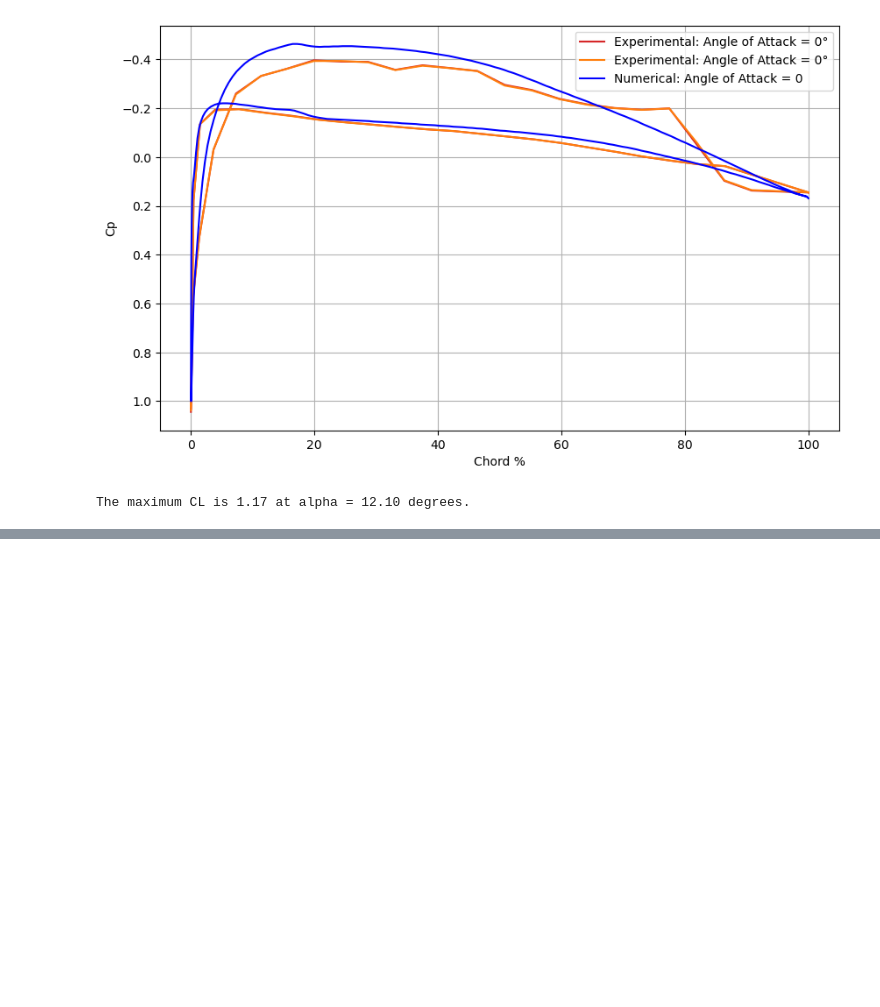
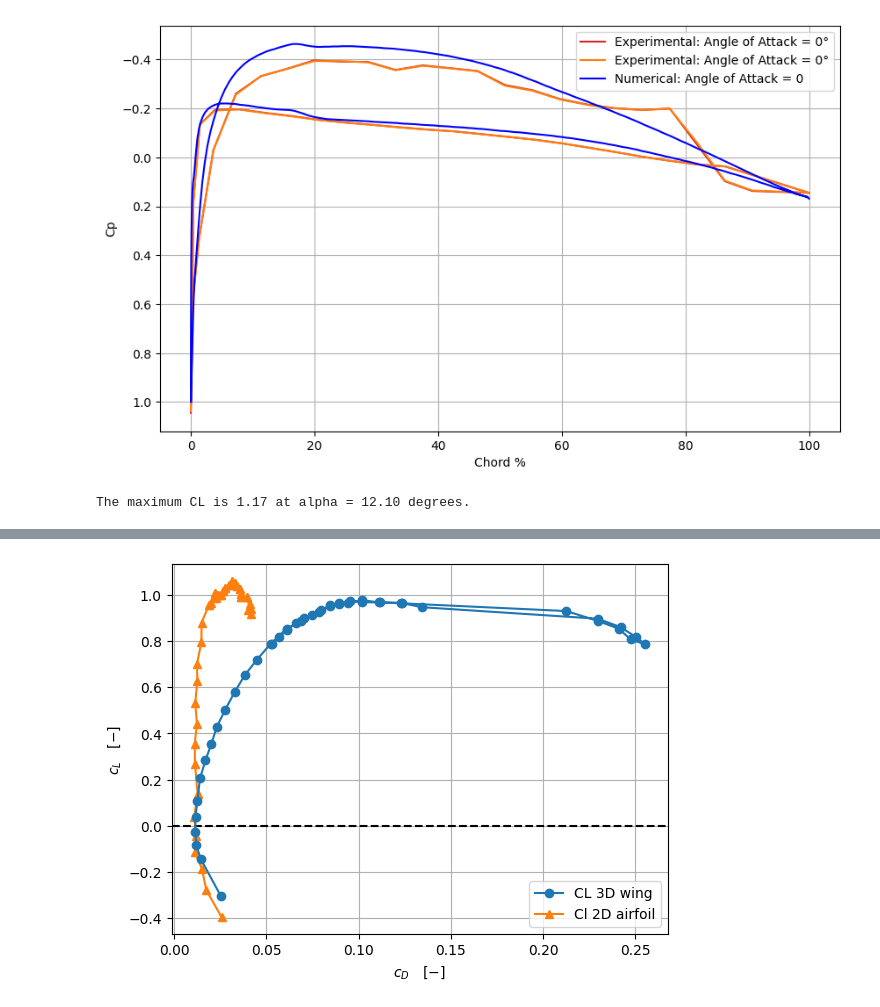
Before and after one commit to federicoangioni/LSWTT, a Jupyter notebook: processing.ipynb, the cells around one changed output, grey strips where cells are left out. Drawn from its saved outputs; the diff is of its cells as text; code cells hidden in the pictures; blank space fills up the shorter version.

```diff
--- a/processing.ipynb
+++ b/processing.ipynb
@@ -347,0 +386,18 @@ The maximum CL is 1.17 at alpha = 12.10 degrees.
+# %%
+plt.plot(wing_data['c_D'], wing_data['c_L'], marker = 'o', markersize = 6, zorder = 999,
+        label = 'CL 3D wing')
+
+plt.plot(pressures['c_d'], pressures['c_l'], marker = '^', markersize = 6, zorder = 100,
+         label = 'Cl 2D airfoil')
+
+plt.xlabel(r"$c_D \quad [-]$")
+plt.ylabel(r"$c_L \quad [-]$")
+plt.axhline(0, color = 'black', linestyle='--')
+# plt.axvline(0, color= 'black', linestyle='--')
+# plt.xticks(range(-6, 19, 2))
+plt.legend()
+plt.grid()
+plt.savefig('plots3d/3DCdAlpha.svg')
+plt.show()
+# %% [output]
+[figure, added]
```
Also changed, not shown: parts of 11 cells of this notebook, 6 other files.
